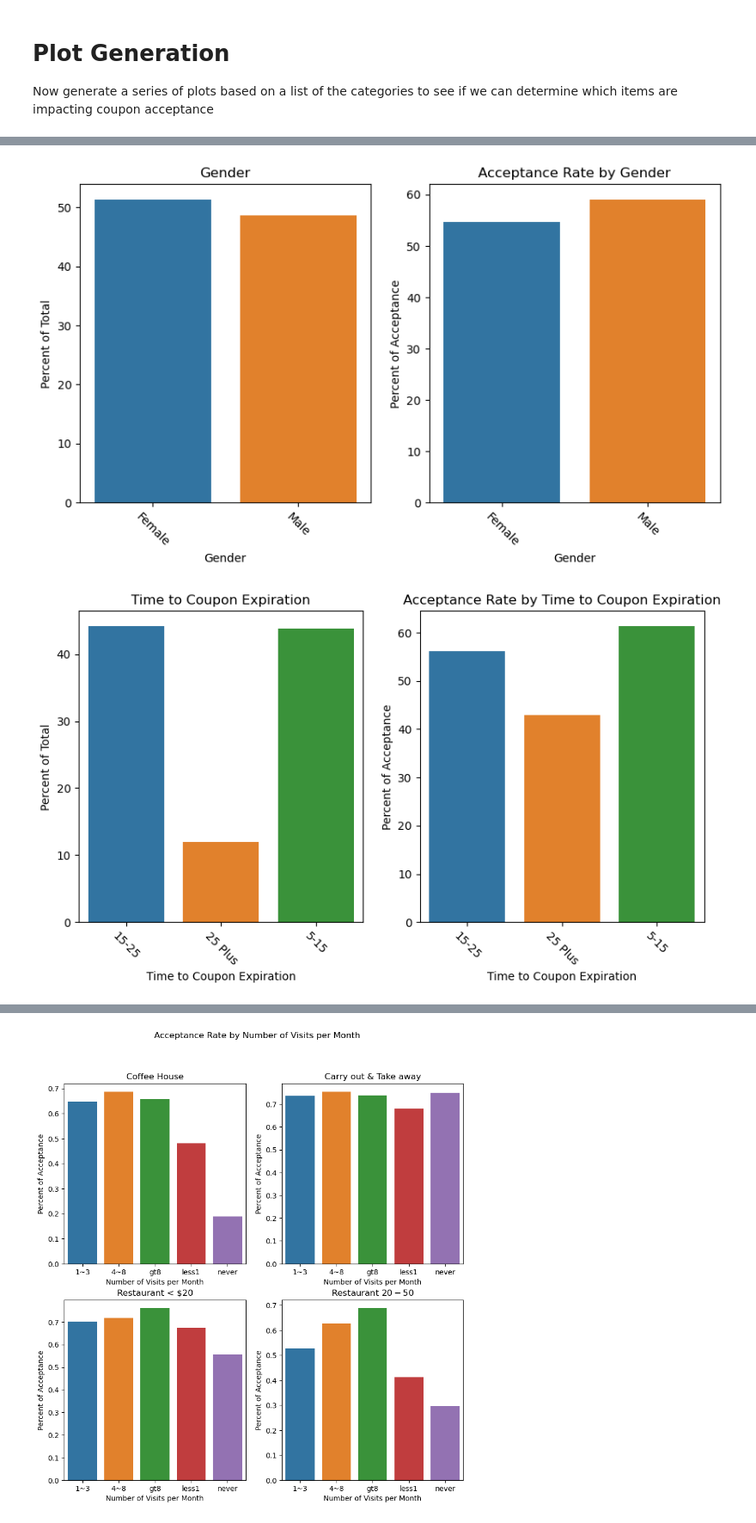
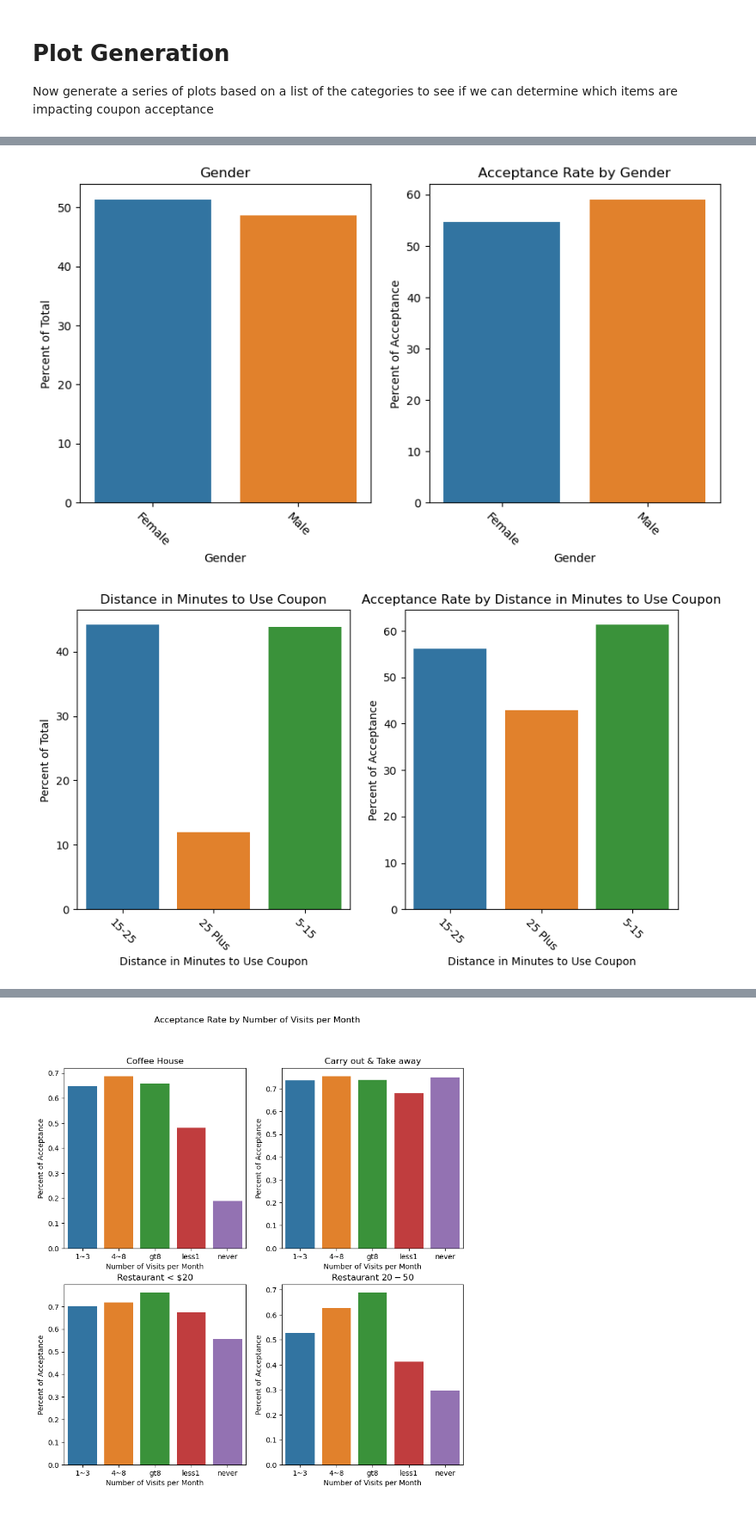
Before and after one commit to Jack-S2005/Project-5.2, a Jupyter notebook: analysis5.1.ipynb, the cells around one changed output, grey strips where cells are left out. Shown at 86% size. Cells and saved outputs as stored; diff of their text form; code cells hidden in the pictures.

```diff
--- a/analysis5.1.ipynb
+++ b/analysis5.1.ipynb
@@ -133,13 +133,13 @@ Name: count, dtype: int64
 sum_exp_time_bool = data["toCoupon_GEQ5min"] + data["toCoupon_GEQ15min"] + data["toCoupon_GEQ25min"]
 print(sum_exp_time_bool.value_counts())
 
-data["Time to Coupon Expiration"] = data["toCoupon_GEQ5min"]
+data["Distance in Minutes to Use Coupon"] = data["toCoupon_GEQ5min"]
 
-data.loc[sum_exp_time_bool == 1, "Time to Coupon Expiration"] = "5-15"
-data.loc[sum_exp_time_bool == 2, "Time to Coupon Expiration"] = "15-25"
-data.loc[sum_exp_time_bool == 3, "Time to Coupon Expiration"] = "25 Plus"
+data.loc[sum_exp_time_bool == 1, "Distance in Minutes to Use Coupon"] = "5-15"
+data.loc[sum_exp_time_bool == 2, "Distance in Minutes to Use Coupon"] = "15-25"
+data.loc[sum_exp_time_bool == 3, "Distance in Minutes to Use Coupon"] = "25 Plus"
 
-data["Time to Coupon Expiration"].value_counts()
+data["Distance in Minutes to Use Coupon"].value_counts()
 # %% [output]
 2    5611
 1    5562
@@ -176,39 +176,39 @@ Now generate a series of plots based on a list of the categories to see if we ca
 # %%
 #divide by the amound of coupons for each category
 
-list_of_categories_to_examine = ['Coupon Type', 'Age Group', 'Weather Conditions', 'Destination', 'Time', 'Expiration', 'Marital Status', 'Gender', 'Time to Coupon Expiration']
+list_of_categories_to_examine = ['Coupon Type', 'Age Group', 'Weather Conditions', 'Destination', 'Time', 'Expiration', 'Marital Status', 'Gender', 'Distance in Minutes to Use Coupon']
 
 for col in list_of_categories_to_examine:
     #print(data[col].value_counts( normalize = True))
     fig, axes = plt.subplots(1,2, figsize=(10,5))
     val_count_series = data[col].value_counts(normalize=True)
     val_count_series.sort_index(inplace=True)
     sns.barplot(ax=axes[0], x = val_count_series.index, y = val_count_series*100, hue=val_count_series.index)
     axes[0].set_title(col)
     axes[0].set_ylabel("Percent of Total")
     axes[0].set_xticklabels(axes[0].get_xticklabels(), rotation=-45)
 
 
     acceptance_percent =100* (data.groupby(col)['Y'].sum() / data.groupby(col)['Y'].count())
     acceptance_percent = acceptance_percent.sort_values(ascending=False)
     acceptance_percent.sort_index(inplace=True)
 
     sns.barplot(ax=axes[1], x = acceptance_percent.index, y = acceptance_percent, hue=acceptance_percent.index)
     axes[1].set_title("Acceptance Rate by " + col)
     axes[1].set_ylabel("Percent of Acceptance")
     axes[1].set_xticklabels(axes[1].get_xticklabels(), rotation=-45)
 
     plt.savefig("Images/" + col + "_rates.png")
 
     plt.show()
 # %% [output]
 [figure]
 [figure]
 [figure]
 [figure]
 [figure]
 [figure]
 [figure]
 [figure]
-[figure, old version]
+[figure, new version]
 # %% [markdown]
```
Also changed, not shown: parts of 3 cells of this notebook.
